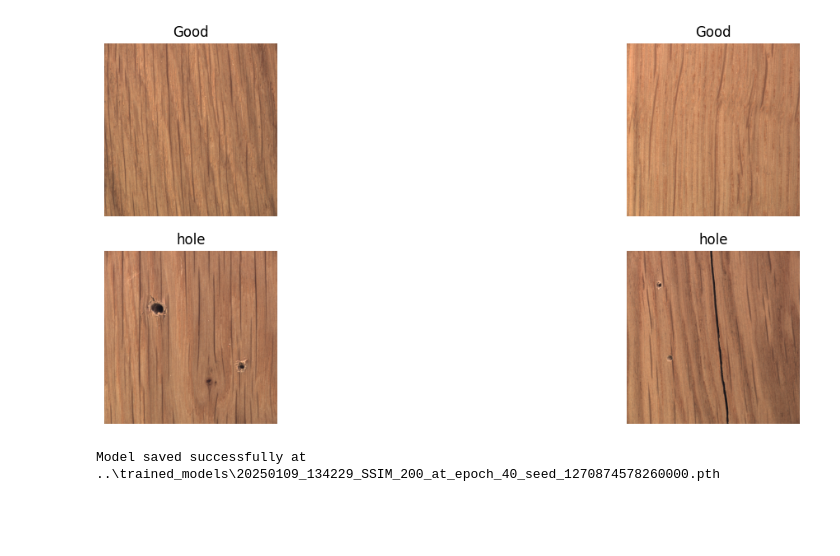
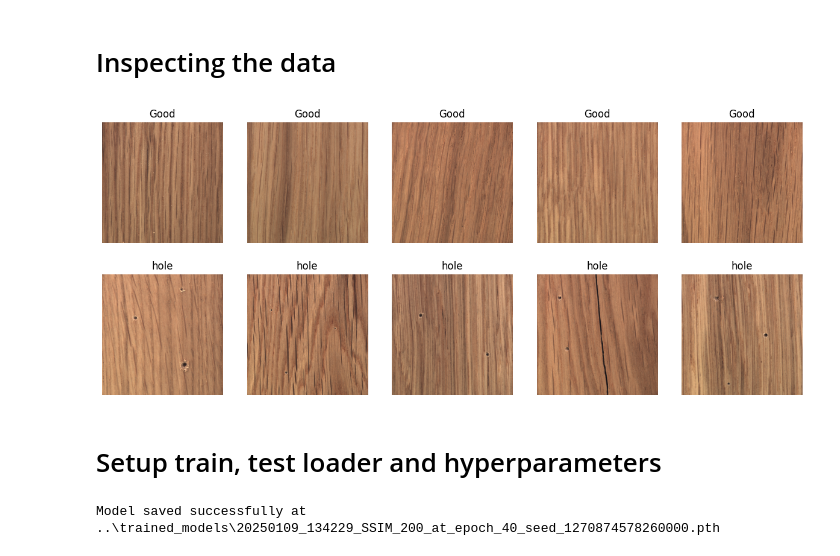
Before and after one commit to xZenshin/Anomaly-Detection, a Jupyter notebook: Anomaly_Detector_3001.ipynb, the cells around one changed output. Saved outputs shown, nothing was run; the diff lists cells and outputs as text; code cells hidden in the pictures; blank space fills up the shorter version.

```diff
--- a/Anomaly_Detector_3001.ipynb
+++ b/Anomaly_Detector_3001.ipynb
@@ -19,17 +19,10 @@ import numpy as np
 import matplotlib.pyplot as plt
 from scipy import stats
 from scipy.signal import find_peaks
+# %% [markdown]
+# Inspecting the data
 # %%
 def display_good_and_anomalous_images(base_path, anomaly_type, num_images=5):
-    """
-    Displays a mix of 'good' and 'anomalous' images from the specified MVTec category.
-
-    Parameters:
-    - base_path (str): Base path to the MVTec dataset.
-    - category (str): The category (e.g., "bottle", "capsule") to display images from.
-    - anomaly_type (str): The specific type of anomaly (e.g., "broken_large", "contamination").
-    - num_images (int): Number of images to display for each type (good and anomalous).
-    """
     # Paths to good and anomalous images
     good_path = os.path.join(base_path, "train", "good")
     anomaly_path = os.path.join(base_path, "test", anomaly_type)
@@ -38,33 +31,34 @@ def display_good_and_anomalous_images(base_path, anomaly_type, num_images=5):
     good_images = os.listdir(good_path)
     anomaly_images = os.listdir(anomaly_path)
 
     # Randomly select images to display
     selected_good_images = random.sample(good_images, min(num_images, len(good_images)))
     selected_anomaly_images = random.sample(anomaly_images, min(num_images, len(anomaly_images)))
 
     # Plot the images
     fig, axes = plt.subplots(2, num_images, figsize=(15, 6))
 
     # Display good images
     for i, img_name in enumerate(selected_good_images):
         img_path = os.path.join(good_path, img_name)
         img = plt.imread(img_path)
         axes[0, i].imshow(img)
         axes[0, i].axis("off")
         axes[0, i].set_title("Good")
 
     # Display anomalous images
     for i, img_name in enumerate(selected_anomaly_images):
         img_path = os.path.join(anomaly_path, img_name)
         img = plt.imread(img_path)
         axes[1, i].imshow(img)
         axes[1, i].axis("off")
         axes[1, i].set_title(anomaly_type)
 
     plt.show()
 
 base_path = "mvtec_anomaly_detection/wood" # cooked path
-display_good_and_anomalous_images(base_path,  anomaly_type="hole", num_images=2)
+# provide other anomaly types to see the rest
+display_good_and_anomalous_images(base_path,  anomaly_type="hole", num_images=5)
 # %% [output]
-[figure, old version]
+[figure, new version]
 # %%
@@ -698,5 +560,7 @@ def find_optimal_threshold(model, good_loader, anomaly_loader, device='cpu', num
         plt.show()
 
     return optimal_threshold, good_errors, anomaly_errors
+# %% [markdown]
+# Setup train, test loader and hyperparameters
 # %%
 # Path to 'good' training images for bottle category
```
Also changed, not shown: parts of 14 cells of this notebook.
